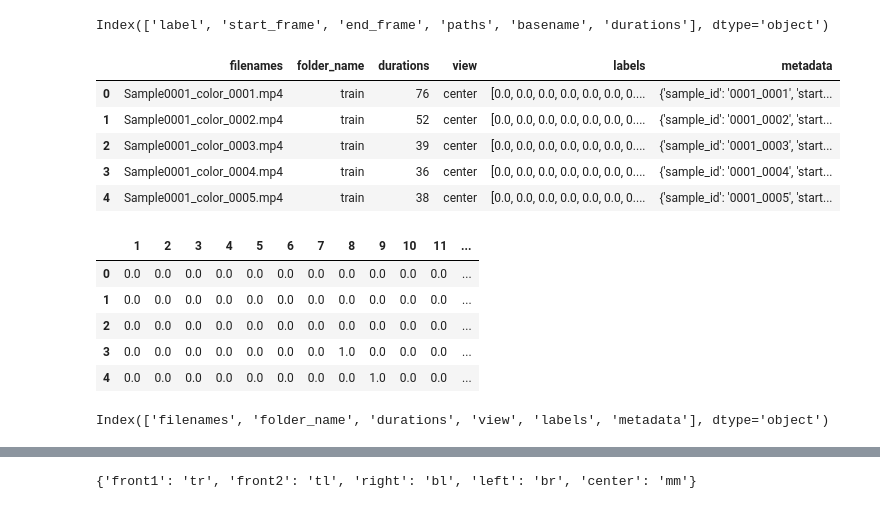
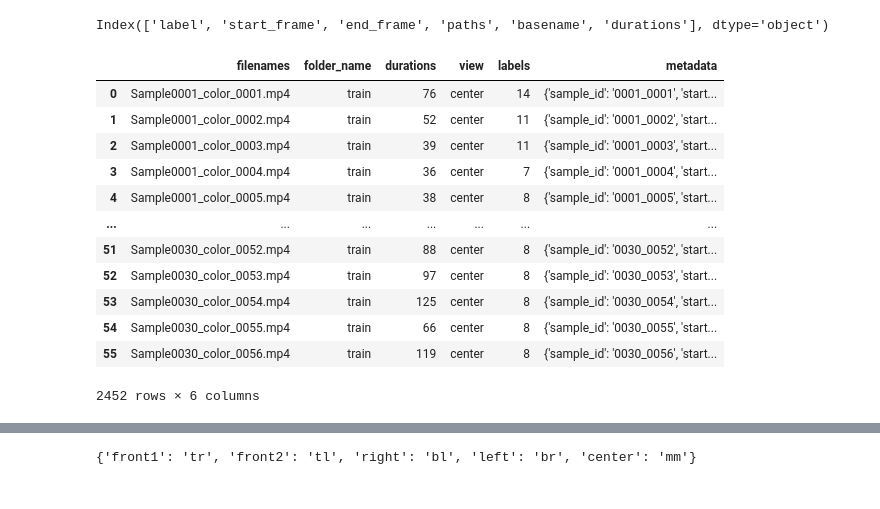
Before and after one commit to gutzcha/human_micro_gesture_classifier, a Jupyter notebook: miga/creatre_dataset_for_miga.ipynb, the cells around one changed output, grey strips where cells are left out. Saved outputs shown, nothing was run; the diff lists cells and outputs as text; code cells hidden in the pictures.

```diff
--- a/miga/creatre_dataset_for_miga.ipynb
+++ b/miga/creatre_dataset_for_miga.ipynb
@@ -65,6 +65,7 @@ def convert_df(df_in):
     metadata['start_frame'] = df_in['start_frame']
     metadata['end_frame'] = df_in['end_frame']
     metadata['label_txt'] = df_in['label'].apply(lambda x: LABEL2ID[x])
+    metadata['label']= df_in['label']
     metadata['view'] =  df_out['view']
     metadata['filenames'] = df_out['filenames']
     metadata['durations'] = df_out['durations']
@@ -73,7 +74,8 @@ def convert_df(df_in):
     one_hot_encoded  = pd.get_dummies(df_in['label'], columns=LABEL2ID.keys())
     new_columns = one_hot_encoded.columns.to_list()
     one_hot_encoded = one_hot_encoded.astype(float)
-    df_out['labels'] = one_hot_encoded.values.tolist()
+    # df_out['labels'] = one_hot_encoded.values.tolist()
+    df_out['labels'] = df_in['label'] - 1
     df_out['metadata'] = metadata.to_dict(orient='records')
 
     return df_out, new_columns, one_hot_encoded
@@ -81,24 +83,18 @@ def convert_df(df_in):
 df_train,new_columns, train_one_hot_encoded = convert_df(df_train_raw)
 df_val, _, val_one_hot_encoded = convert_df(df_val_raw)
 # %%
-df_train.head()
+df_train
 # %% [output]
 |  | filenames | folder_name | durations | view | labels | metadata |
-| 0 | Sample0001_color_0001.mp4 | train | 76 | center | [0.0, 0.0, 0.0, 0.0, 0.0, 0.0, 0.... | {'sample_id': '0001_0001', 'start... |
-| 1 | Sample0001_color_0002.mp4 | train | 52 | center | [0.0, 0.0, 0.0, 0.0, 0.0, 0.0, 0.... | {'sample_id': '0001_0002', 'start... |
-| 2 | Sample0001_color_0003.mp4 | train | 39 | center | [0.0, 0.0, 0.0, 0.0, 0.0, 0.0, 0.... | {'sample_id': '0001_0003', 'start... |
-| 3 | Sample0001_color_0004.mp4 | train | 36 | center | [0.0, 0.0, 0.0, 0.0, 0.0, 0.0, 0.... | {'sample_id': '0001_0004', 'start... |
-| 4 | Sample0001_color_0005.mp4 | train | 38 | center | [0.0, 0.0, 0.0, 0.0, 0.0, 0.0, 0.... | {'sample_id': '0001_0005', 'start... |
+| 0 | Sample0001_color_0001.mp4 | train | 76 | center | 14 | {'sample_id': '0001_0001', 'start... |
+| 1 | Sample0001_color_0002.mp4 | train | 52 | center | 11 | {'sample_id': '0001_0002', 'start... |
+| 2 | Sample0001_color_0003.mp4 | train | 39 | center | 11 | {'sample_id': '0001_0003', 'start... |
+| 3 | Sample0001_color_0004.mp4 | train | 36 | center | 7 | {'sample_id': '0001_0004', 'start... |
+| 4 | Sample0001_color_0005.mp4 | train | 38 | center | 8 | {'sample_id': '0001_0005', 'start... |
+| ... | ... | ... | ... | ... | ... | ... |
+| 51 | Sample0030_color_0052.mp4 | train | 88 | center | 8 | {'sample_id': '0030_0052', 'start... |
+| 52 | Sample0030_color_0053.mp4 | train | 97 | center | 8 | {'sample_id': '0030_0053', 'start... |
+| 53 | Sample0030_color_0054.mp4 | train | 125 | center | 8 | {'sample_id': '0030_0054', 'start... |
+| 54 | Sample0030_color_0055.mp4 | train | 66 | center | 8 | {'sample_id': '0030_0055', 'start... |
+| 55 | Sample0030_color_0056.mp4 | train | 119 | center | 8 | {'sample_id': '0030_0056', 'start... |
+2452 rows × 6 columns
-# %%
-train_one_hot_encoded.head()
-# %% [output]
-|  | 1 | 2 | 3 | 4 | 5 | 6 | 7 | 8 | 9 | 10 | 11 | ... |
-| 0 | 0.0 | 0.0 | 0.0 | 0.0 | 0.0 | 0.0 | 0.0 | 0.0 | 0.0 | 0.0 | 0.0 | ... |
-| 1 | 0.0 | 0.0 | 0.0 | 0.0 | 0.0 | 0.0 | 0.0 | 0.0 | 0.0 | 0.0 | 0.0 | ... |
-| 2 | 0.0 | 0.0 | 0.0 | 0.0 | 0.0 | 0.0 | 0.0 | 0.0 | 0.0 | 0.0 | 0.0 | ... |
-| 3 | 0.0 | 0.0 | 0.0 | 0.0 | 0.0 | 0.0 | 0.0 | 1.0 | 0.0 | 0.0 | 0.0 | ... |
-| 4 | 0.0 | 0.0 | 0.0 | 0.0 | 0.0 | 0.0 | 0.0 | 0.0 | 1.0 | 0.0 | 0.0 | ... |
-# %%
-df_train.columns
-# %% [output]
-Index(['filenames', 'folder_name', 'durations', 'view', 'labels', 'metadata'], dtype='object')
```
Also changed, not shown: parts of 14 cells of this notebook, 30 other files.
